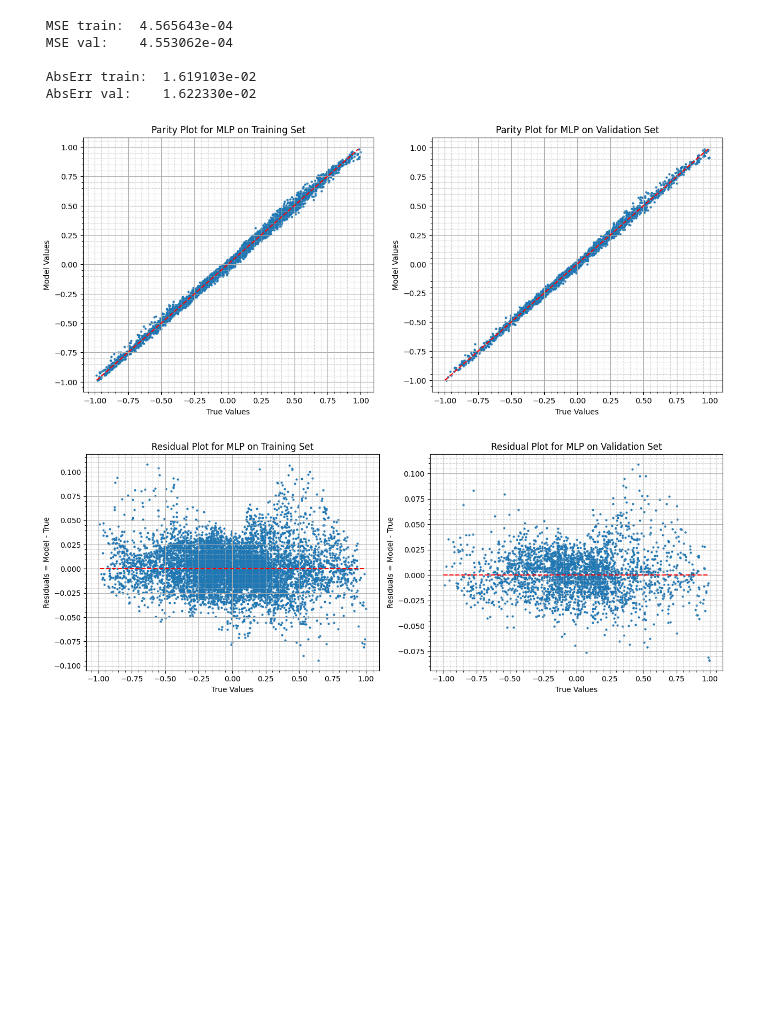
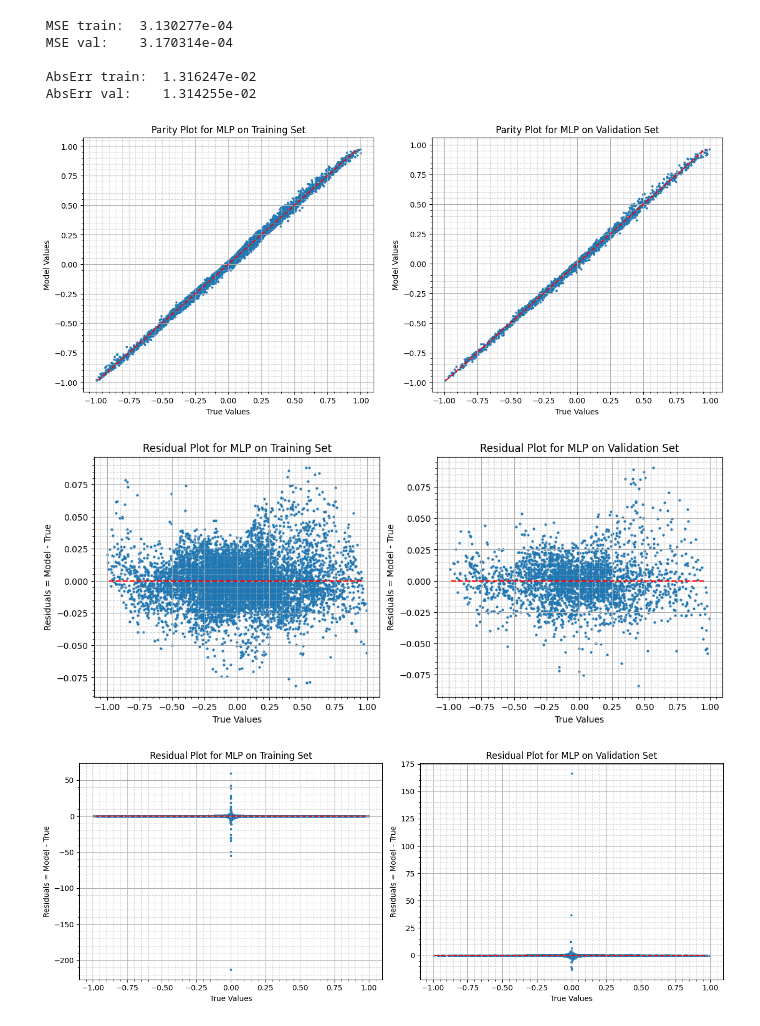
Before and after one commit to antonimarczuk123/NumericalPy, a Jupyter notebook: NeuralNetworksV2/NN.ipynb, the cells around one changed output. Saved outputs shown, nothing was run; the diff lists cells and outputs as text; code cells hidden in the pictures; blank space fills up the shorter version.

```diff
--- a/NeuralNetworksV2/NN.ipynb
+++ b/NeuralNetworksV2/NN.ipynb
@@ -92,10 +92,10 @@ p_W5_old = data['p_W5_old']
 # p_W5_old = np.zeros((n_outputs, n_hidden[3]))
 # %%
 
-max_epochs = 1000 # maksymalna liczba epok
-learning_rate = 0.005 # współczynnik uczenia
+max_epochs = 500 # maksymalna liczba epok
+learning_rate = 0.01 # współczynnik uczenia
 momentum = 0.9 # współczynnik momentum
-mb_size = 6000 # rozmiar mini-batcha
+mb_size = 500 # rozmiar mini-batcha
 
 
 # deklaracja potrzebnych tablic
@@ -180,7 +180,7 @@ MSEvalTab[0] = MSEval
 
 # uczenie sieci metodą SGD+momentum
 for i in range(max_epochs):
-    for j in range(10):
+    for j in range(100):
         idx = np.random.permutation(n_train)[:mb_size]
         X = X_train[:, idx]
         Y = Y_train[idx]
@@ -334,36 +334,59 @@ ax2.set_xlabel("True Values")
 ax2.set_ylabel("Model Values")
 ax2.minorticks_on()  # włącza dodatkowe podziałki
 ax2.grid(True, which='major', linestyle='-')   # grubsze linie dla głównych
 ax2.grid(True, which='minor', linestyle='--', alpha=0.5)   # cieńsze dla pomocniczych
 
 # --- Wykres residual plot ---
 
 fig2, (ax1, ax2) = plt.subplots(1, 2, figsize=(13, 5))
 
 ax1.scatter(Y_train, Ymodel_train - Y_train, s=4)
 ax1.plot([Ymodel_train_min, Ymodel_train_max], [0,0], 'r--')
 ax1.set_title("Residual Plot for MLP on Training Set")
 ax1.set_xlabel("True Values")
 ax1.set_ylabel("Residuals = Model - True")
 ax1.minorticks_on()  # włącza dodatkowe podziałki
 ax1.grid(True, which='major', linestyle='-')   # grubsze linie dla głównych
 ax1.grid(True, which='minor', linestyle='--', alpha=0.5)   # cieńsze dla pomocniczych
 
 ax2.scatter(Y_val, Ymodel_val - Y_val, s=4)
 ax2.plot([Ymodel_val_min, Ymodel_val_max], [0,0], 'r--')
 ax2.set_title("Residual Plot for MLP on Validation Set")
 ax2.set_xlabel("True Values")
 ax2.set_ylabel("Residuals = Model - True")
 ax2.minorticks_on()  # włącza dodatkowe podziałki
 ax2.grid(True, which='major', linestyle='-')   # grubsze linie dla głównych
 ax2.grid(True, which='minor', linestyle='--', alpha=0.5)   # cieńsze dla pomocniczych
 
+# --- Wykres błędów względnych ---
+
+fig3, (ax1, ax2) = plt.subplots(1, 2, figsize=(13, 5))
+
+ax1.scatter(Y_train, (Ymodel_train - Y_train) / Y_train, s=4)
+ax1.plot([Ymodel_train_min, Ymodel_train_max], [0,0], 'r--')
+ax1.set_title("Residual Plot for MLP on Training Set")
+ax1.set_xlabel("True Values")
+ax1.set_ylabel("Residuals = Model - True")
+ax1.minorticks_on()  # włącza dodatkowe podziałki
+ax1.grid(True, which='major', linestyle='-')   # grubsze linie dla głównych
+ax1.grid(True, which='minor', linestyle='--', alpha=0.5)   # cieńsze dla pomocniczych
+
+ax2.scatter(Y_val, (Ymodel_val - Y_val) / Y_val, s=4)
+ax2.plot([Ymodel_val_min, Ymodel_val_max], [0,0], 'r--')
+ax2.set_title("Residual Plot for MLP on Validation Set")
+ax2.set_xlabel("True Values")
+ax2.set_ylabel("Residuals = Model - True")
+ax2.minorticks_on()  # włącza dodatkowe podziałki
+ax2.grid(True, which='major', linestyle='-')   # grubsze linie dla głównych
+ax2.grid(True, which='minor', linestyle='--', alpha=0.5)   # cieńsze dla pomocniczych
+
 plt.tight_layout() # ładniej wyglądają wykresy
 # %% [output]
- MSE train:  4.565643e-04
- MSE val:    4.553062e-04
+ MSE train:  3.130277e-04
+ MSE val:    3.170314e-04
 
- AbsErr train:  1.619103e-02
- AbsErr val:    1.622330e-02
+ AbsErr train:  1.316247e-02
+ AbsErr val:    1.314255e-02
-[figure, old version]
+[figure, new version]
-[figure, old version]
+[figure, new version]
+[figure, added]
```
Also changed, not shown: parts of 1 cell of this notebook, 2 other files.
